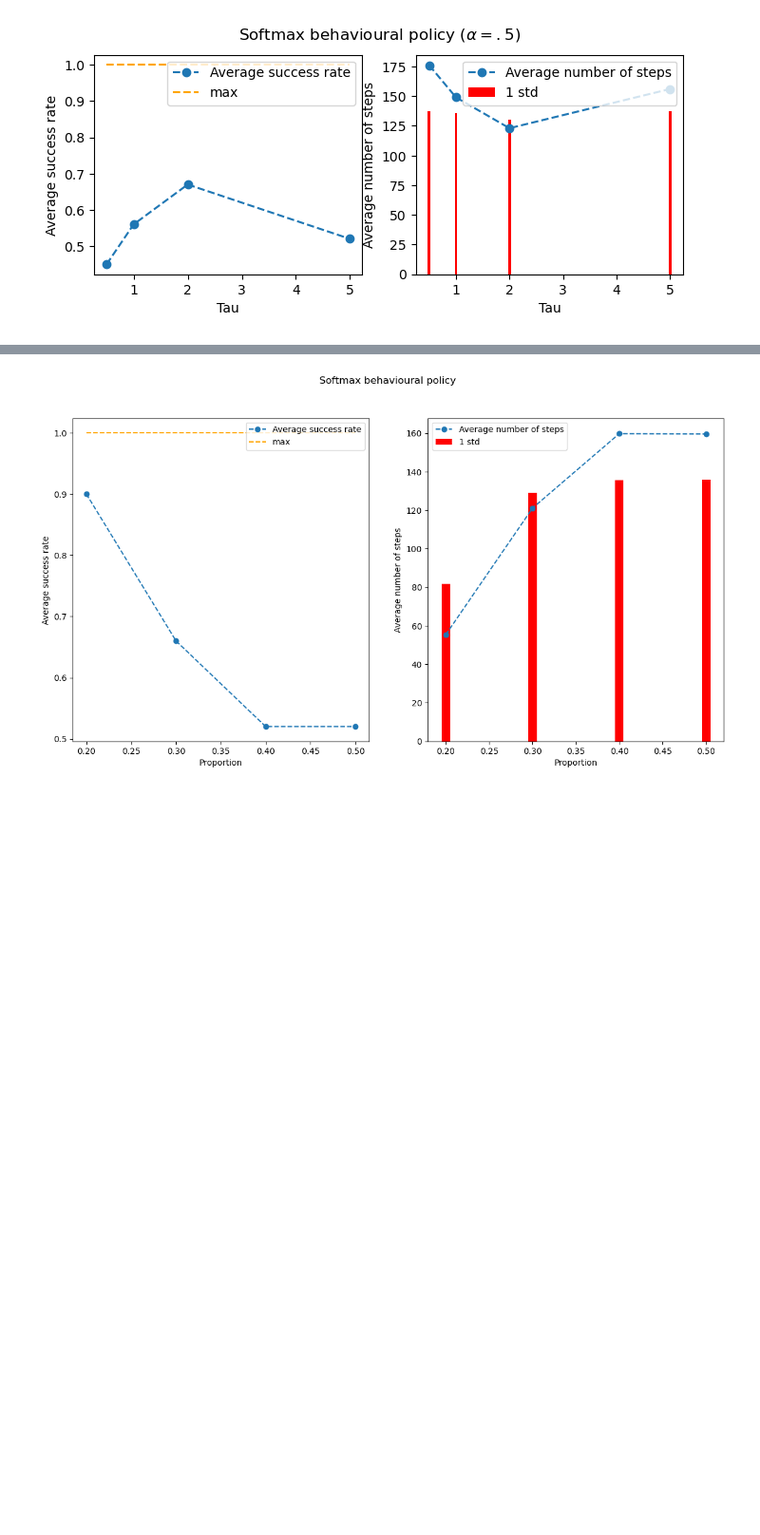
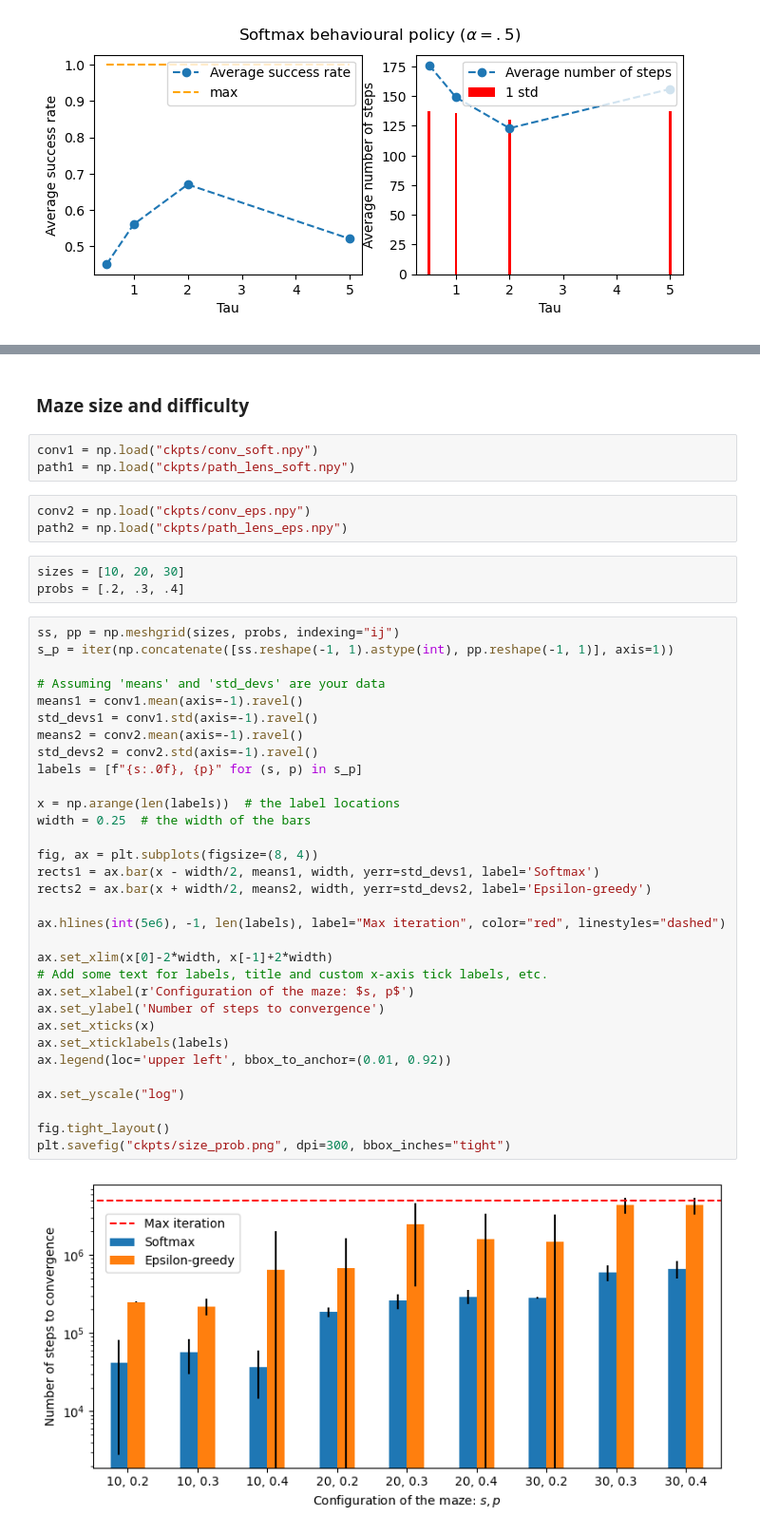
Before and after one commit to tms-gvd/lab_qlearning, a Jupyter notebook: results.ipynb, the cells around one changed output, grey strips where cells are left out. Shown at 95% size. Saved outputs shown, nothing was run; the diff lists cells and outputs as text; blank space fills up the shorter version.

```diff
--- a/results.ipynb
+++ b/results.ipynb
@@ -147,2 +195,45 @@ plot_effect_proportions(N=50, proportions = [.2, .3, .4, .5], tau=2, epsilon=.7,
-# %% [markdown]
-![softmax_proportion_3.png](attachment:softmax_proportion_3.png)
+# %% [markdown]
+### Maze size and difficulty
+# %%
+conv1 = np.load("ckpts/conv_soft.npy")
+path1 = np.load("ckpts/path_lens_soft.npy")
+# %%
+conv2 = np.load("ckpts/conv_eps.npy")
+path2 = np.load("ckpts/path_lens_eps.npy")
+# %%
+sizes = [10, 20, 30]
+probs = [.2, .3, .4]
+# %%
+ss, pp = np.meshgrid(sizes, probs, indexing="ij")
+s_p = iter(np.concatenate([ss.reshape(-1, 1).astype(int), pp.reshape(-1, 1)], axis=1))
+
+# Assuming 'means' and 'std_devs' are your data
+means1 = conv1.mean(axis=-1).ravel()
+std_devs1 = conv1.std(axis=-1).ravel()
+means2 = conv2.mean(axis=-1).ravel()
+std_devs2 = conv2.std(axis=-1).ravel()
+labels = [f"{s:.0f}, {p}" for (s, p) in s_p]
+
+x = np.arange(len(labels))  # the label locations
+width = 0.25  # the width of the bars
+
+fig, ax = plt.subplots(figsize=(8, 4))
+rects1 = ax.bar(x - width/2, means1, width, yerr=std_devs1, label='Softmax')
+rects2 = ax.bar(x + width/2, means2, width, yerr=std_devs2, label='Epsilon-greedy')
+
+ax.hlines(int(5e6), -1, len(labels), label="Max iteration", color="red", linestyles="dashed")
+
+ax.set_xlim(x[0]-2*width, x[-1]+2*width)
+# Add some text for labels, title and custom x-axis tick labels, etc.
+ax.set_xlabel(r'Configuration of the maze: $s, p$')
+ax.set_ylabel('Number of steps to convergence')
+ax.set_xticks(x)
+ax.set_xticklabels(labels)
+ax.legend(loc='upper left', bbox_to_anchor=(0.01, 0.92))
+
+ax.set_yscale("log")
+
+fig.tight_layout()
+plt.savefig("ckpts/size_prob.png", dpi=300, bbox_inches="tight")
+# %% [output]
+[figure, added]
```
Also changed, not shown: parts of 27 cells of this notebook, 11 other files.
